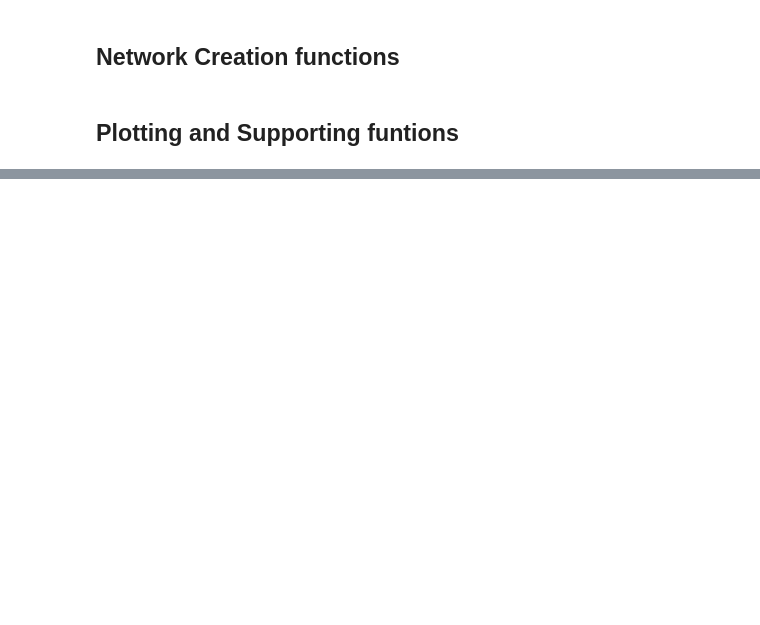
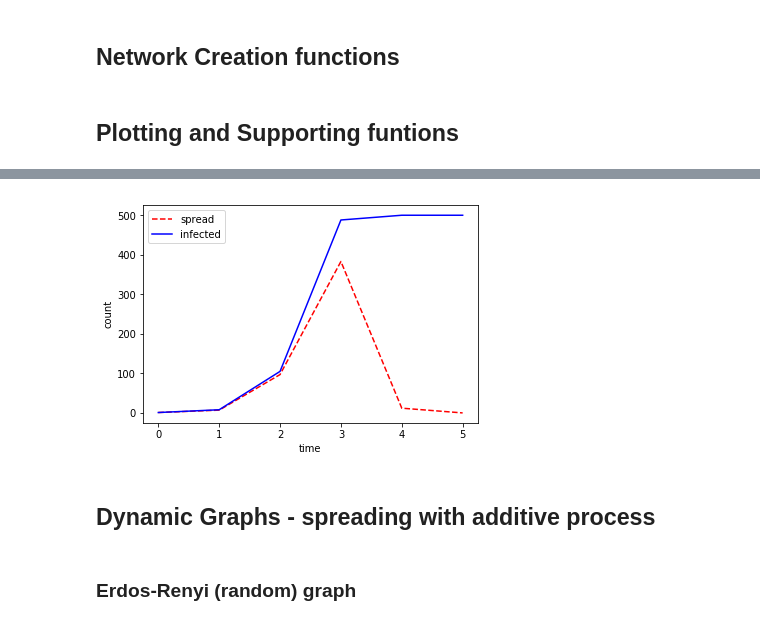
Before and after one commit to muftring/iu-netsci, a Jupyter notebook: project/exploring-gephi-graph-streaming.ipynb, the cells around one changed output, grey strips where cells are left out. Drawn from its saved outputs; the diff is of its cells as text; code cells hidden in the pictures; blank space fills up the shorter version.

```diff
--- a/project/exploring-gephi-graph-streaming.ipynb
+++ b/project/exploring-gephi-graph-streaming.ipynb
@@ -399,0 +895,3 @@ KeyboardInterrupt:
+# %%
+url = gephiURL(host, port, 2)
+tag = "static-ba-spreading-only"
@@ -399,0 +959,8 @@ KeyboardInterrupt:
+# %%
+results.showSpreading(tag)
+# %% [output]
+[figure, added]
+# %% [markdown]
+## Dynamic Graphs - spreading with additive process
+# %% [markdown]
+### Erdos-Renyi (random) graph
```
Also changed, not shown: parts of 240 cells of this notebook, 1 other file.
